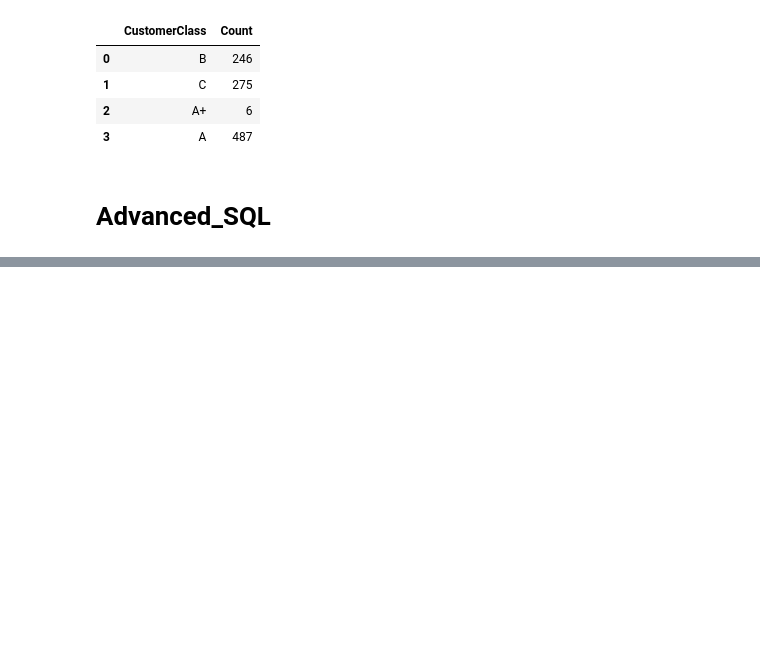
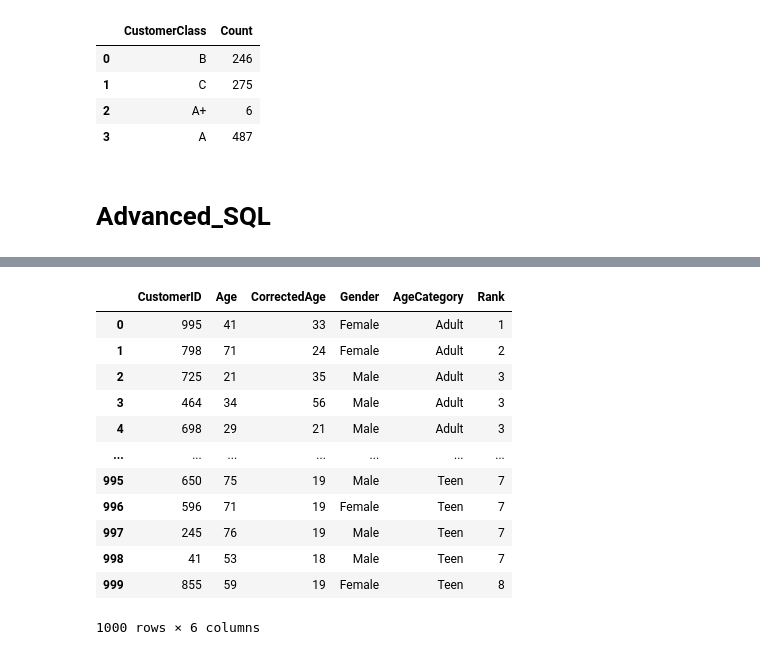
Before and after one commit to MullerPietPompies/my-assessment, a Jupyter notebook: Task_1/Check_your_SQL.ipynb, the cells around one changed output, grey strips where cells are left out. Saved outputs shown, nothing was run; the diff lists cells and outputs as text; code cells hidden in the pictures; blank space fills up the shorter version.

```diff
--- a/Task_1/Check_your_SQL.ipynb
+++ b/Task_1/Check_your_SQL.ipynb
@@ -182,0 +293,9 @@ result_set
+# %%
+# Question 6
+
+qry = asql.question_6()
+# qry = "SELECT DISTINCT(MonthName) FROM timeline"
+with duckdb.connect("database/loan.db") as cursor:
+    result_set = cursor.execute(qry).df()
+
+result_set
@@ -182,0 +316,38 @@ result_set
+# %%
+# Question 7
+
+qry = """
+
+SELECT c.CustomerID, c.Age, c.CorrectedAge, c.Gender, c.AgeCategory,
+    -- Ranking
+    DENSE_RANK() OVER (PARTITION BY c.AgeCategory ORDER BY COALESCE(r.TotalRepayments, 0) DESC) AS "Rank"
+    FROM corrected_customers c
+    LEFT JOIN (
+        SELECT CustomerID, COUNT(*) AS TotalRepayments
+        FROM (SELECT DISTINCT * FROM repayments)
+        GROUP BY CustomerID
+    ) r
+
+        ON c.CustomerID = r.CustomerID
+    ORDER BY c.AgeCategory, "Rank";
+
+"""
+# qry = "SELECT DISTINCT(MonthName) FROM timeline"
+with duckdb.connect("database/loan.db") as cursor:
+    result_set = cursor.execute(qry).df()
+
+result_set
+# %% [output]
+|  | CustomerID | Age | CorrectedAge | Gender | AgeCategory | Rank |
+| 0 | 995 | 41 | 33 | Female | Adult | 1 |
+| 1 | 798 | 71 | 24 | Female | Adult | 2 |
+| 2 | 725 | 21 | 35 | Male | Adult | 3 |
+| 3 | 464 | 34 | 56 | Male | Adult | 3 |
+| 4 | 698 | 29 | 21 | Male | Adult | 3 |
+| ... | ... | ... | ... | ... | ... | ... |
+| 995 | 650 | 75 | 19 | Male | Teen | 7 |
+| 996 | 596 | 71 | 19 | Female | Teen | 7 |
+| 997 | 245 | 76 | 19 | Male | Teen | 7 |
+| 998 | 41 | 53 | 18 | Male | Teen | 7 |
+| 999 | 855 | 59 | 19 | Female | Teen | 8 |
+1000 rows × 6 columns
```
Also changed, not shown: parts of 7 cells of this notebook, 2 other files.
